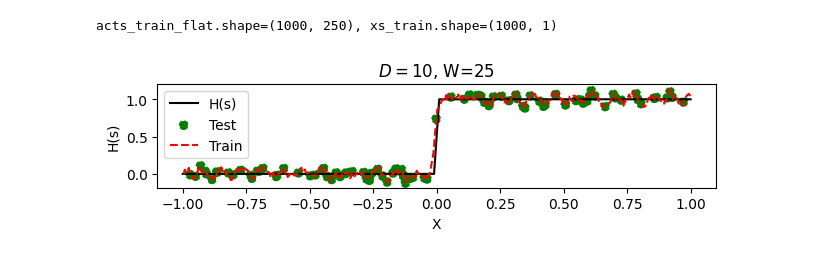
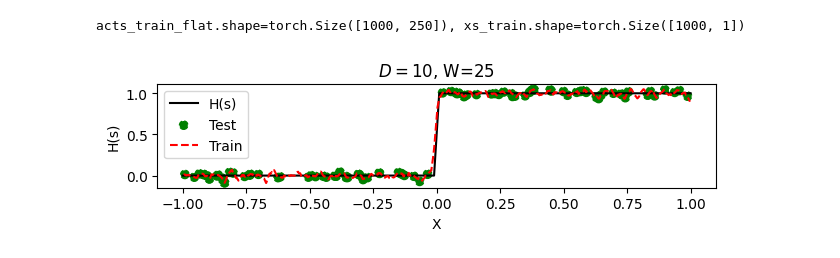
Before and after one commit to Fritz17236/untitled, a Jupyter notebook: square.ipynb, the cells around one changed output. Drawn from its saved outputs; the diff is of its cells as text; code cells hidden in the pictures.

```diff
--- a/square.ipynb
+++ b/square.ipynb
@@ -71,6 +67,43 @@ def step(x):
     out[x == 0] = .5
     return out
 
+
+def tent_torch(x, mu=1.99):
+    return mu * torch.minimum(x, 1 - x)
+
+
+
+def compute_activations_torch(neurons, input_x, depth):
+    """
+    neurons: (dim_input, width)
+    input_x: (num_samples, dim_input)
+
+    Returns:
+        (num_samples, depth * width)
+    """
+    num_samples, dim_input = input_x.shape
+    width = neurons.shape[1]
+
+    # allocate final output directly
+    out = torch.empty(
+        (num_samples, depth * width),
+        device=input_x.device,
+        dtype=input_x.dtype
+    )
+
+    # ---- layer 0 ----
+    x = 0.5 * ((input_x + 1.0) @ neurons) / dim_input
+    out[:, 0:width] = x
+
+    # ---- subsequent layers ----
+    for l in range(1, depth):
+        x = tent_torch(x)
+        out[:, l*width:(l+1)*width] = x
+
+    return out
+
+# compute_activations_torch = torch.compile(compute_activations_torch)
+
 @numba.jit(nopython=False,nogil=True,parallel=True)
 def compute_activations(neurons, input_x, depth, width):
     num_samples, dim_input = input_x.shape
@@ -97,8 +130,8 @@ def flatten_activations(acts: NDArray[np.floating]) -> NDArray[np.floating]:
 
 
 xs = np.expand_dims(np.linspace(-1, 1, 100),axis=-1)
-xs_train =np.random.uniform(-1, 1, (1000,1) )
-xs_test = np.random.uniform(-1, 1, (100,1) )
+xs_train = torch.from_numpy(np.random.uniform(-1, 1, (1000,1) ).astype(np.float32))
+xs_test = torch.from_numpy(np.random.uniform(-1, 1, (100,1) ).astype(np.float32))
 plt.figure('h')
 plt.clf()
 
@@ -106,49 +139,59 @@ for idx, config in enumerate([config3]):
     plt.subplot(3,1,idx+1)
     plt.plot(xs, step(xs), label='H(s)', c='black')
 
-
     neurons = gen_neurons(config.input_dimension, config.width).T
 
     # zero mean input
-    acts_train = compute_activations(
-        neurons=neurons, input_x=xs_train, depth=config.depth, width=config.width
+    # acts_train = compute_activations(
+    #     neurons=neurons, input_x=xs_train, depth=config.depth, width=config.width
+    # )
+    acts_train_flat = compute_activations_torch(
+        neurons=neurons, input_x=xs_train, depth=config.depth
     )
-    acts_test = compute_activations(
-        neurons=neurons, input_x=xs_test, depth=config.depth, width=config.width
+    # acts_test = compute_activations(
+    #     neurons=neurons, input_x=xs_test, depth=config.depth, width=config.width
+    # )
+    acts_test_flat = compute_activations_torch(
+        neurons=neurons, input_x=xs_test, depth=config.depth
     )
-    acts_train_flat = flatten_activations(acts_train)
-    acts_test_flat = flatten_activations(acts_test)
+    # acts_train_flat = flatten_activations(acts_train)
+    # acts_test_flat = flatten_activations(acts_test)
+
+
 
     dim_in = acts_train_flat.shape[1]
     dim_out = xs_test.shape[1]
-    decoder = training.BlockLowRankRLS(dim_in, dim_out, delta=1e-3, max_rank=1024)
+    decoder = training.BlockLowRankRLS(dim_in, dim_out, delta=1e-16, max_rank=config.depth*config.width)
     decoder.fit(
-        torch.from_numpy(acts_train_flat.astype(np.float32)),
-        torch.from_numpy(step(xs_train).astype(np.float32))
+        acts_train_flat, # torch.from_numpy(acts_train_flat.astype(np.float32)),
+        torch.from_numpy(step(xs_train).astype(np.float32)),
+        batch_size=512
         )
 
     truth_test = step(xs_test)
-    preds = decoder.predict(torch.from_numpy(acts_test_flat.astype(np.float32))).detach().cpu().numpy()
-    preds_fit = decoder.predict(torch.from_numpy(acts_train_flat.astype(np.float32))).detach().cpu().numpy()
+    # preds = decoder.predict(torch.from_numpy(acts_test_flat.astype(np.float32))).detach().cpu().numpy()
+    # preds_fit = decoder.predict(torch.from_numpy(acts_train_flat.astype(np.float32))).detach().cpu().numpy()
 
+    preds = decoder.predict(acts_test_flat).detach().cpu().numpy()
+    preds_fit = decoder.predict(acts_train_flat).detach().cpu().numpy()
 
     print(f"{acts_train_flat.shape=}, {xs_train.shape=}")
     sortidx_train = np.argsort(xs_train,axis=0)
     sortidx_test = np.argsort(xs_test, axis=0)
 
     truth_test = truth_test[sortidx_test].squeeze()
 
     err = rmse(truth_test[sortidx_test], preds[sortidx_test])
     plt.scatter(xs_test[sortidx_test].squeeze(), preds[sortidx_test].squeeze(), ls='--', c='g', label='Test')
     plt.plot(xs_train[sortidx_train].squeeze(), preds_fit[sortidx_train].squeeze(), ls='--', c='r', label='Train')
     plt.xlabel("X")
     plt.ylabel("H(s)")
     plt.title(f"$D={config.depth}$, W={config.width}")
 
 plt.legend()
 plt.gcf().tight_layout()
 plt.ion()
 plt.show()
 # %% [output]
-acts_train_flat.shape=(1000, 250), xs_train.shape=(1000, 1)
+acts_train_flat.shape=torch.Size([1000, 250]), xs_train.shape=torch.Size([1000, 1])
-[figure, old version]
+[figure, new version]
```
Also changed, not shown: parts of 2 cells of this notebook, 4 other files.
